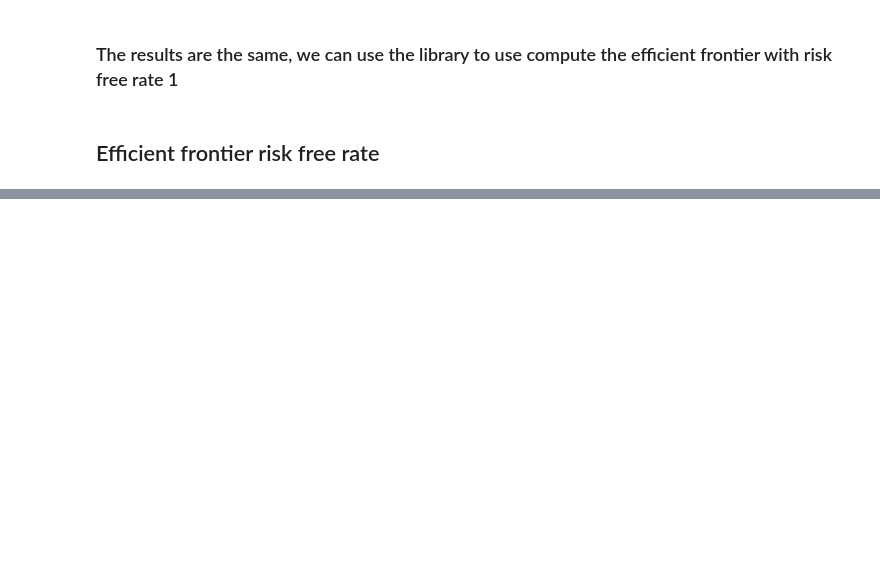
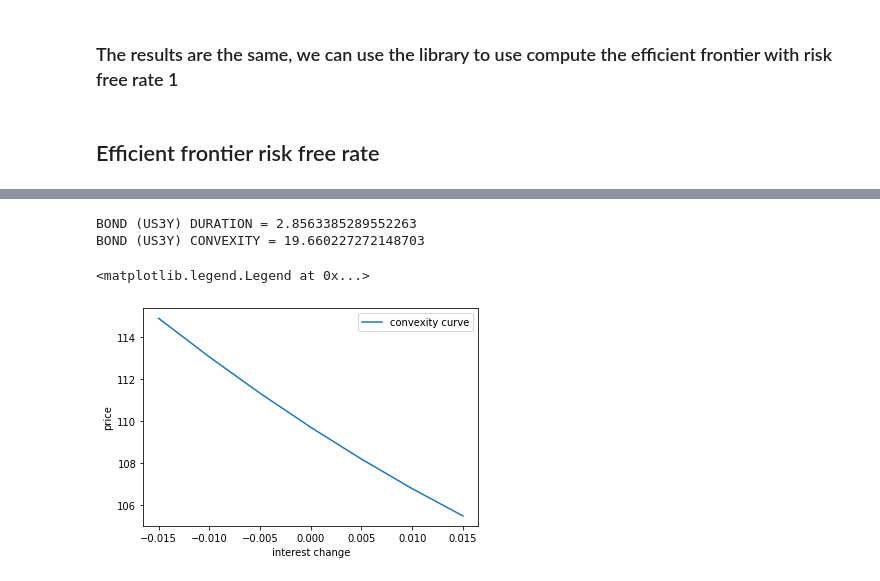
Before and after one commit to mxmws/datafin, a Jupyter notebook: Final_assigment.ipynb, the cells around one changed output, grey strips where cells are left out. Cells and saved outputs as stored; diff of their text form; code cells hidden in the pictures; blank space fills up the shorter version.

```diff
--- a/Final_assigment.ipynb
+++ b/Final_assigment.ipynb
@@ -440,0 +691,29 @@ plt.show()
+# %%
+#US3Y
+face_value = 100
+
+yields = list(bonds.iloc[:,1])[-(4+16):] #take only last 4 +16 from dec (set date)
+yields.reverse()
+#set day yield
+results = Duration(yields[0], coupons[1], 2, face_value, "15-12-2022", "15-12-2025", 0)
+duration = results[0]
+convexity = results[2]
+print("BOND (US3Y) DURATION = " + str(duration))
+print("BOND (US3Y) CONVEXITY = " + str(convexity))
+
+#print how price will change with some intresets rates changes
+
+interest_rate_shift = [-0.015, -0.01, -0.005, 0, 0.005, 0.01, 0.015]
+l= []
+for i in interest_rate_shift:
+    l.append(Duration(yields[0], coupons[1], 2, face_value,  "15-12-2022", "15-12-2025", i)[5])
+plt.plot(interest_rate_shift, l, label="convexity curve")
+
+plt.xlabel("interest change")
+plt.ylabel('price')
+plt.legend()
+# %% [output]
+BOND (US3Y) DURATION = 2.8563385289552263
+BOND (US3Y) CONVEXITY = 19.660227272148703
+<matplotlib.legend.Legend at 0x...>
+[figure, added]
```
Also changed, not shown: parts of 25 cells of this notebook.
